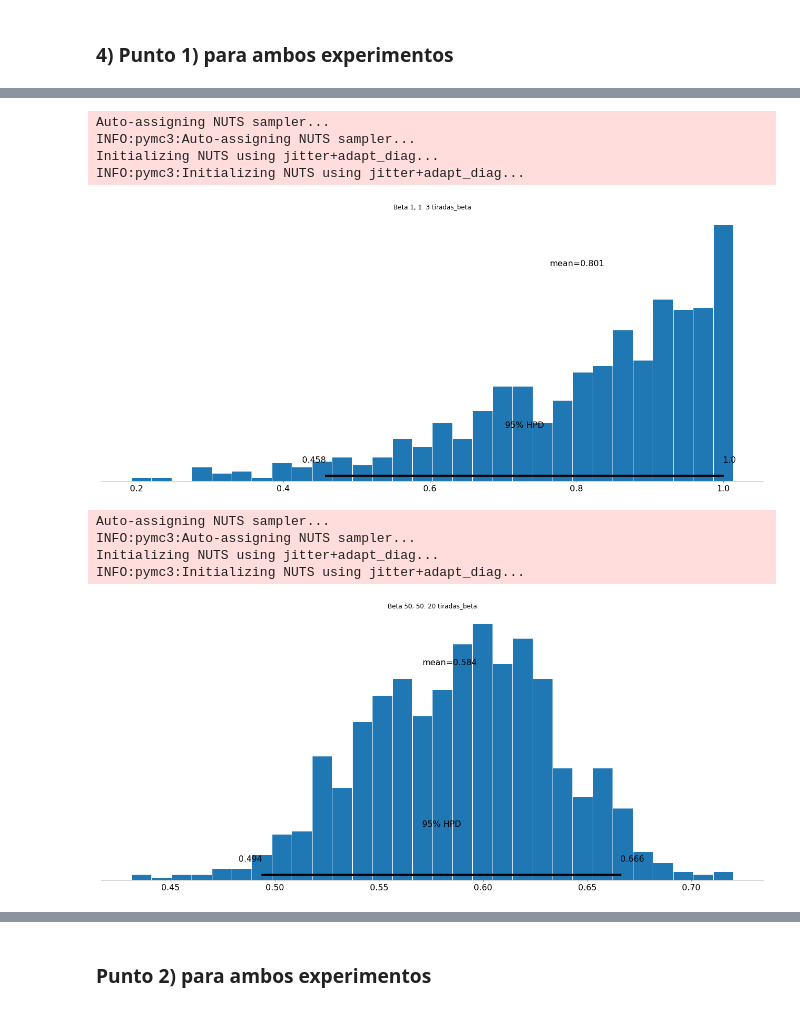
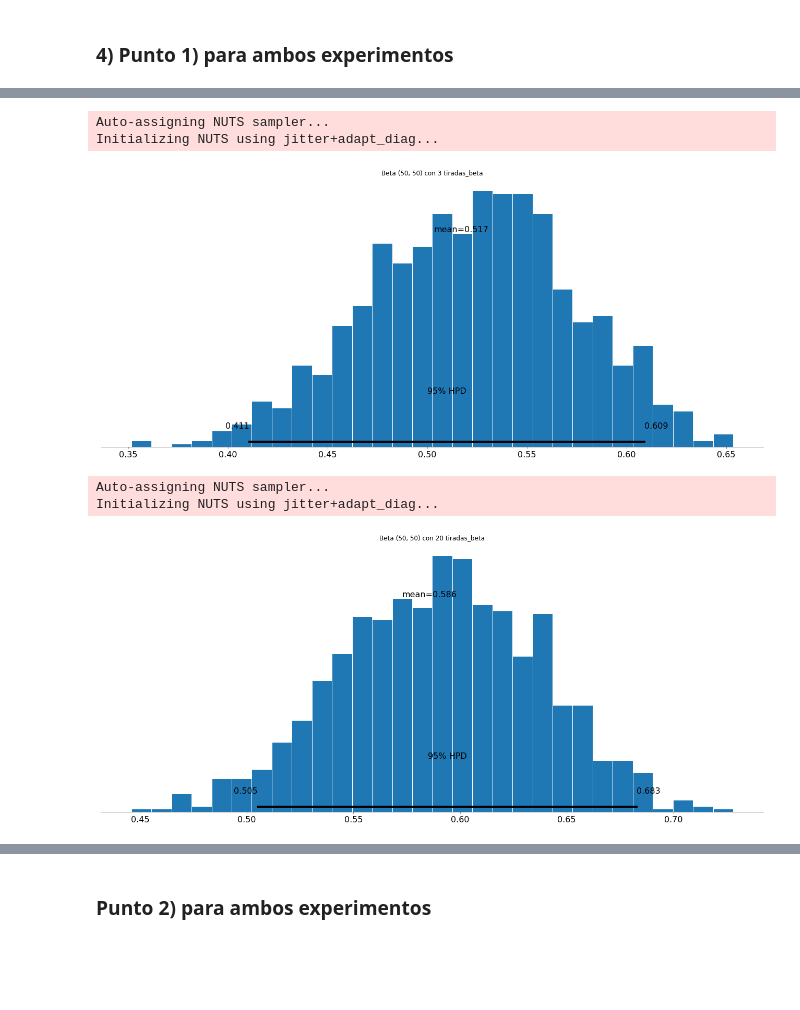
Before and after one commit to dgaus/cienciadatos, a Jupyter notebook: tp5/Ciencia de Datos - TP5.ipynb, the cells around one changed output, grey strips where cells are left out. Drawn from its saved outputs; the diff is of its cells as text; code cells hidden in the pictures; blank space fills up the shorter version.

```diff
--- a/tp5/Ciencia de Datos - TP5.ipynb
+++ b/tp5/Ciencia de Datos - TP5.ipynb
@@ -35,6 +35,6 @@ INFO:pymc3:Initializing NUTS using jitter+adapt_diag...
 # %%
-model_beta_100_100 = pm.Model()
-with model_beta_100_100:
+model_beta_50_50 = pm.Model()
+with model_beta_50_50:
     beta = pm.Beta('beta', alpha=50, beta=50)
     likelihood = pm.Binomial('likelihood', n=6, p=beta, observed=6) # Binomial con #tiradas, prior y #exitos
     trace = pm.sample(1000, progressbar=True, random_seed=123)
@@ -55,10 +53,10 @@ with model_beta_1_1:
     trace = pm.sample(1000, progressbar=True, random_seed=123)
     print("El MAP y la media del modelo Beta(1,1) son: {}, {}".format(MAP['beta_1_1'], np.mean(trace['beta_1_1'])))
 
-# Cálculos para Beta(100,100)
-with model_beta_100_100:
+# Cálculos para Beta(50,50)
+with model_beta_50_50:
     MAP = pm.find_MAP()
     trace = pm.sample(1000, progressbar=True, random_seed=123)
-    print("El MAP y la media del modelo Beta(100,100) son: {}, {}".format(MAP['beta'], np.mean(trace['beta'])))
+    print("El MAP y la media del modelo Beta(50,50) son: {}, {}".format(MAP['beta'], np.mean(trace['beta'])))
 # %% [output]
 Auto-assigning NUTS sampler...
@@ -84,10 +78,10 @@ with model_beta_1_1:
     ppc = pm.sample_ppc(trace, samples=1, model=model_beta_1_1, size=1) # Genera un nuevo experimento (6 Tiradas)
     print(ppc['likelihood'][0])
 
-# Cálculos para Beta(100,100)
-with model_beta_100_100:
+# Cálculos para Beta(50,50)
+with model_beta_50_50:
     trace = pm.sample(1000, progressbar=True, random_seed=123)
-    ppc = pm.sample_ppc(trace, samples=1, model=model_beta_100_100, size=1) # Genera un nuevo experimento (6 Tiradas)
+    ppc = pm.sample_ppc(trace, samples=1, model=model_beta_50_50, size=1) # Genera un nuevo experimento (6 Tiradas)
     print(ppc['likelihood'][0])
 # %% [output]
 Auto-assigning NUTS sampler...
@@ -111,7 +101,7 @@ general?
 # Cálculos para Beta(1,1)
 
 def model_and_trace(alpha_beta, n):
-    nombre = 'Beta {0}, {0}. {1} tiradas'.format(alpha_beta, n)
+    nombre = 'Beta ({0}, {0}) con {1} tiradas'.format(alpha_beta, n)
     model = pm.Model(nombre)
     with model:
         beta = pm.Beta('beta', alpha_beta, alpha_beta)
@@ -144,24 +141,20 @@ INFO:pymc3:Initializing NUTS using jitter+adapt_diag...
 # %%
+# Cálculos para Beta(50,50)
+
 # 3 caras de 3 tiradas
-b1_model_3_3, b1_trace_3_3 = model_and_trace(1, 3)
-with b1_model_3_3:
-    pm.plot_posterior(b1_trace_3_3)
+b50_model_3_3, b50_trace_3_3 = model_and_trace(50, 3)
+with b50_model_3_3:
+    pm.plot_posterior(b50_trace_3_3)
 # %% [output]
 Auto-assigning NUTS sampler...
-INFO:pymc3:Auto-assigning NUTS sampler...
 Initializing NUTS using jitter+adapt_diag...
-INFO:pymc3:Initializing NUTS using jitter+adapt_diag...
-[figure, old version]
+[figure, new version]
 # %%
-# Cálculos para Beta(100,100)
-
 # 20 caras de 20 tiradas
-b100_model_20_20, b100_trace_20_20 = model_and_trace(50, 20)
-with b100_model_20_20:
-    pm.plot_posterior(b100_trace_20_20)
+b50_model_20_20, b50_trace_20_20 = model_and_trace(50, 20)
+with b50_model_20_20:
+    pm.plot_posterior(b50_trace_20_20)
 # %% [output]
 Auto-assigning NUTS sampler...
-INFO:pymc3:Auto-assigning NUTS sampler...
 Initializing NUTS using jitter+adapt_diag...
-INFO:pymc3:Initializing NUTS using jitter+adapt_diag...
-[figure, old version]
+[figure, new version]
```
Also changed, not shown: parts of 16 cells of this notebook.
